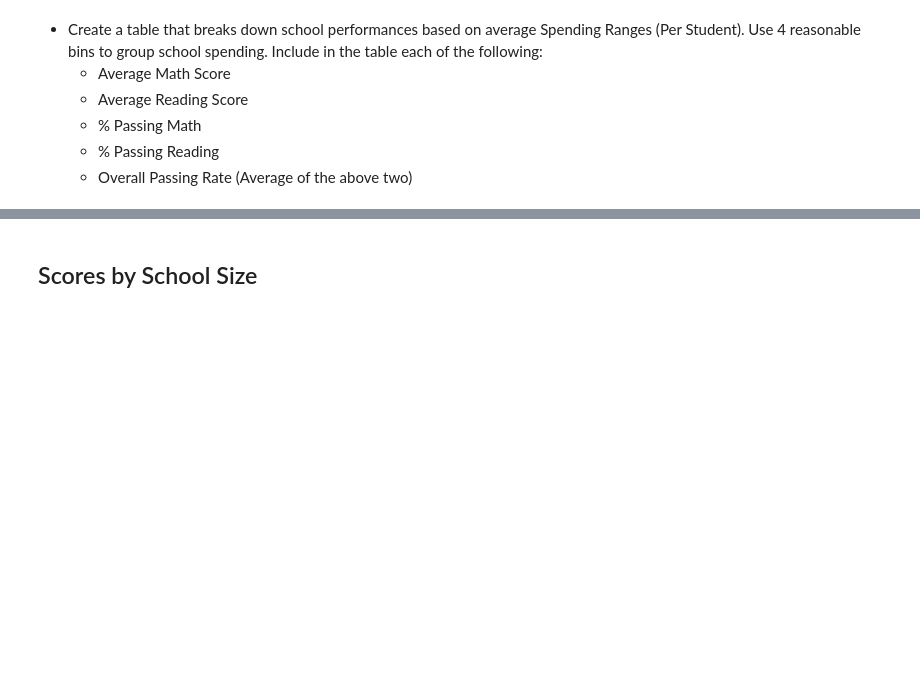
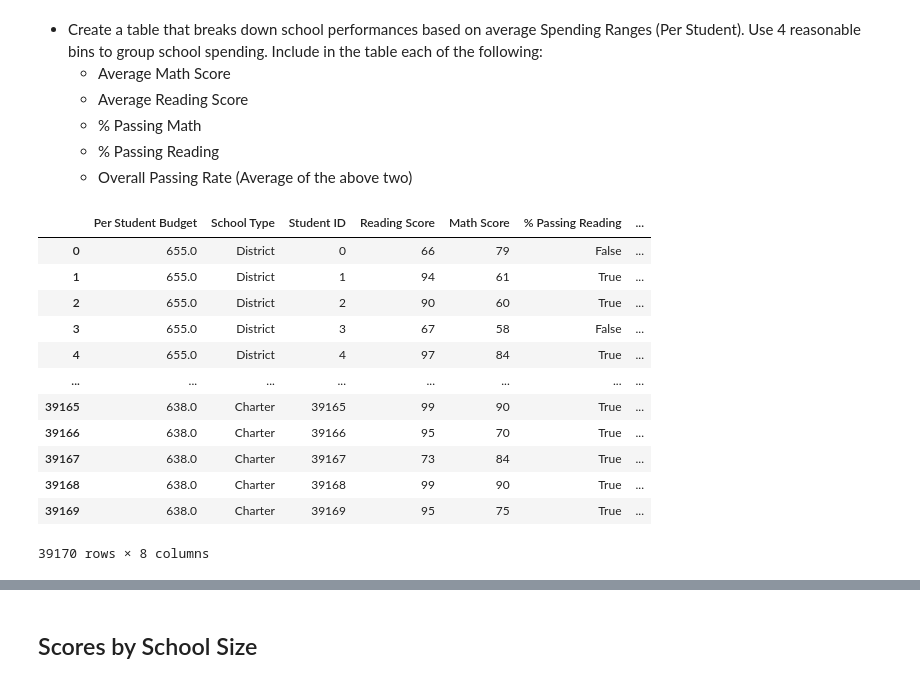
Before and after one commit to sting0312/pandas_challenge, a Jupyter notebook: PyCitySchools/PyCitySchools_starter.ipynb, the cells around one changed output, grey strips where cells are left out. Cells and saved outputs as stored; diff of their text form; code cells hidden in the pictures; blank space fills up the shorter version.

```diff
--- a/PyCitySchools/PyCitySchools_starter.ipynb
+++ b/PyCitySchools/PyCitySchools_starter.ipynb
@@ -148,3 +332,50 @@ summary_complete
   * % Passing Math
   * % Passing Reading
   * Overall Passing Rate (Average of the above two)
+# %%
+scores_data = school_data_complete2[["School ID",
+                                                           "School Name",
+                                                           "School Type",
+                                                           "School Size",
+                                                           "School Budget",
+                                                           "Per Student Budget",
+                                                           "Student ID",
+                                                           "Student Name",
+                                                           "Student Gender",
+                                                           "Grade",
+                                                           "Reading Score",
+                                                           "Math Score",
+                                                           "Percent Passing Reading",
+                                                           "Percent Passing Math",
+                                                           "Percent Overall Passing" ]]
+# %%
+scores_data = scores_data.rename(columns={"Percent Passing Reading":"% Passing Reading",
+                                                    "Percent Passing Math": "% Passing Math",
+                                                    "Percent Overall Passing": "% Overall Passing"
+
+
+})
+# %%
+refined_scores = scores_data[["Per Student Budget",
+                                "School Type",
+                                "Student ID",
+                                "Reading Score",
+                                "Math Score",
+                                "% Passing Reading",
+                                "% Passing Math",
+                                "% Overall Passing" ]]
+refined_scores
+# %% [output]
+|  | Per Student Budget | School Type | Student ID | Reading Score | Math Score | % Passing Reading | ... |
+| 0 | 655.0 | District | 0 | 66 | 79 | False | ... |
+| 1 | 655.0 | District | 1 | 94 | 61 | True | ... |
+| 2 | 655.0 | District | 2 | 90 | 60 | True | ... |
+| 3 | 655.0 | District | 3 | 67 | 58 | False | ... |
+| 4 | 655.0 | District | 4 | 97 | 84 | True | ... |
+| ... | ... | ... | ... | ... | ... | ... | ... |
+| 39165 | 638.0 | Charter | 39165 | 99 | 90 | True | ... |
+| 39166 | 638.0 | Charter | 39166 | 95 | 70 | True | ... |
+| 39167 | 638.0 | Charter | 39167 | 73 | 84 | True | ... |
+| 39168 | 638.0 | Charter | 39168 | 99 | 90 | True | ... |
+| 39169 | 638.0 | Charter | 39169 | 95 | 75 | True | ... |
+39170 rows × 8 columns
```
Also changed, not shown: parts of 14 cells of this notebook.
